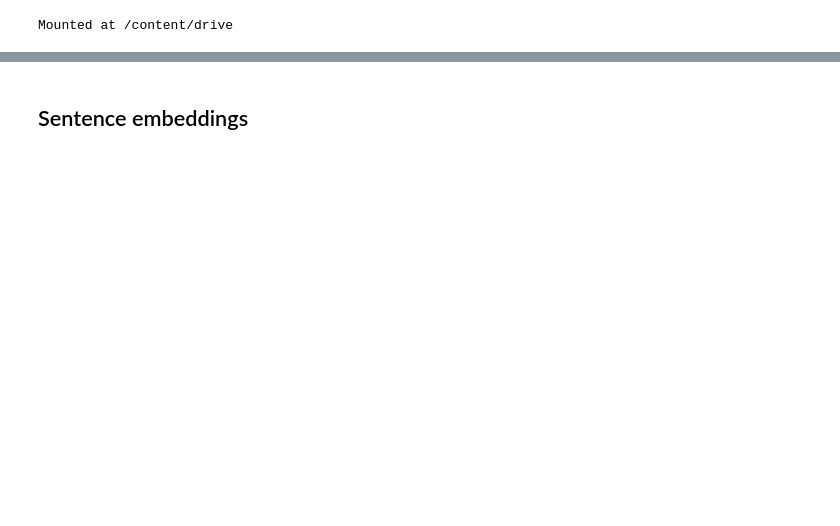
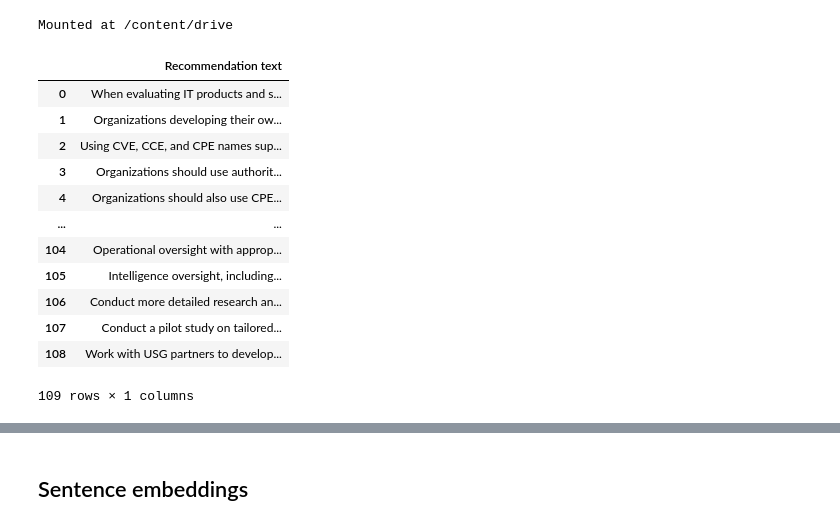
Before and after one commit to ColumbiaCysyphus/ml-dev, a Jupyter notebook: summer_2022/Recommendation_analysisv2.ipynb, the cells around one changed output, grey strips where cells are left out. Cells and saved outputs as stored; diff of their text form; code cells hidden in the pictures; blank space fills up the shorter version.

```diff
--- a/summer_2022/Recommendation_analysisv2.ipynb
+++ b/summer_2022/Recommendation_analysisv2.ipynb
@@ -17,6 +17,20 @@ warnings.filterwarnings("ignore")
 from nltk.tokenize import word_tokenize
 from nltk.stem import WordNetLemmatizer
 # %%
-df=pd.read_csv('/content/drive/MyDrive/Summer 2022 Work/Recommendations_20 Shortlist - Sheet1.csv')
-df = df[['Recommendation Text']]
-df.columns = ['Text']
+df = pd.read_csv('cleaned_recs.csv')
+df = df[['Recommendation text']].dropna().reset_index(drop = True)
+df
+# %% [output]
+|  | Recommendation text |
+| 0 | When evaluating IT products and s... |
+| 1 | Organizations developing their ow... |
+| 2 | Using CVE, CCE, and CPE names sup... |
+| 3 | Organizations should use authorit... |
+| 4 | Organizations should also use CPE... |
+| ... | ... |
+| 104 | Operational oversight with approp... |
+| 105 | Intelligence oversight, including... |
+| 106 | Conduct more detailed research an... |
+| 107 | Conduct a pilot study on tailored... |
+| 108 | Work with USG partners to develop... |
+109 rows × 1 columns
```
Also changed, not shown: parts of 19 cells of this notebook, 2 other files.
